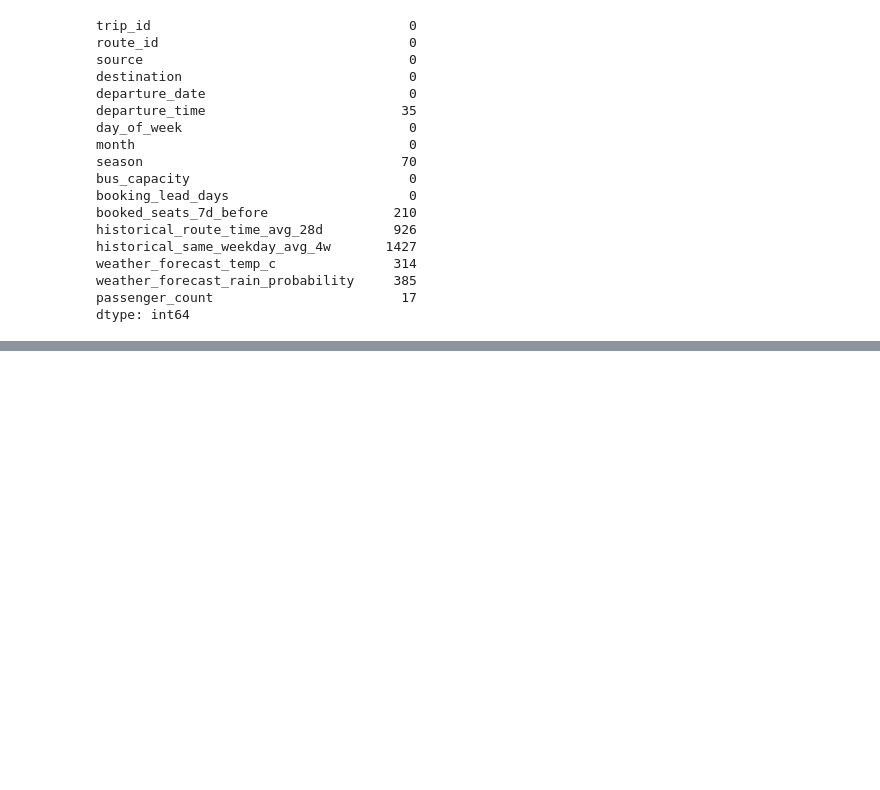
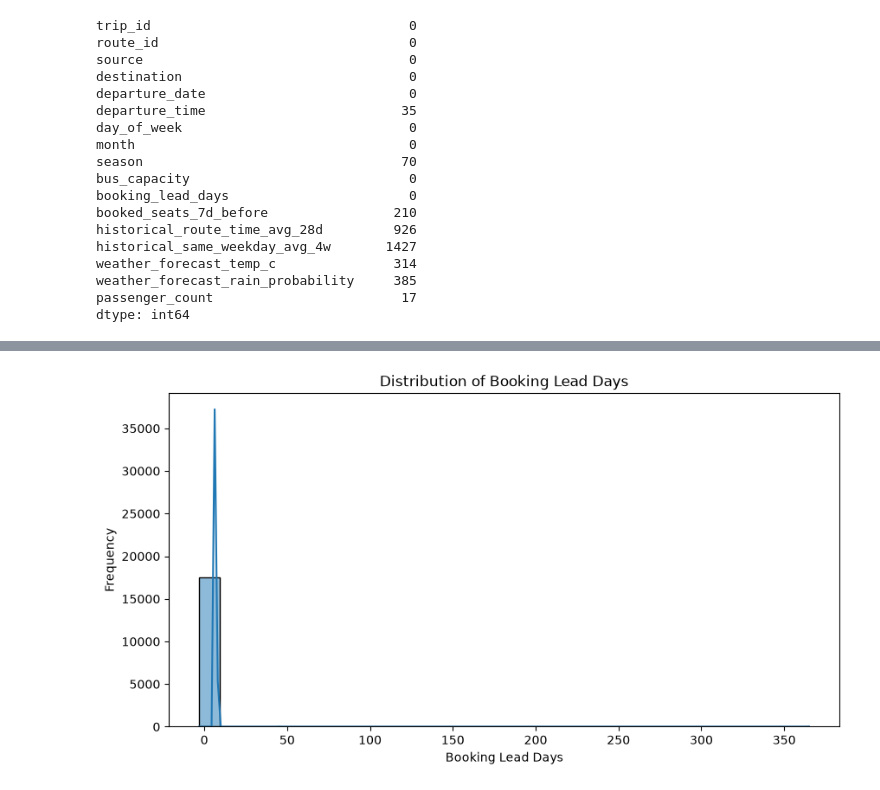
Before and after one commit to akashkumar181/Bus_Forcasting, a Jupyter notebook: Day1.ipynb, the cells around one changed output, grey strips where cells are left out. Drawn from its saved outputs; the diff is of its cells as text; code cells hidden in the pictures; blank space fills up the shorter version.

```diff
--- a/Day1.ipynb
+++ b/Day1.ipynb
@@ -73,0 +171,17 @@ dtype: int64
+# %%
+capacity_mapping = {
+    'R001': 50,
+    'R002': 50,
+    'R003': 40,
+    'R004': 55,
+    'R005': 45,
+    'R006': 50,
+    'R007': 45,
+    'R008': 50,
+    'R009': 40,
+    'R010': 55,
+    'R011': 50,
+    'R012': 40
+}
+# %%
+df['bus_capacity'] = df['route_id'].map(capacity_mapping)
@@ -73,0 +263,12 @@ dtype: int64
+# %%
+plt.figure(figsize=(10, 5))
+
+sns.histplot(df['booking_lead_days'], bins=30, kde=True)
+
+plt.title("Distribution of Booking Lead Days")
+plt.xlabel("Booking Lead Days")
+plt.ylabel("Frequency")
+
+plt.show()
+# %% [output]
+[figure, added]
```
Also changed, not shown: parts of 67 cells of this notebook.
